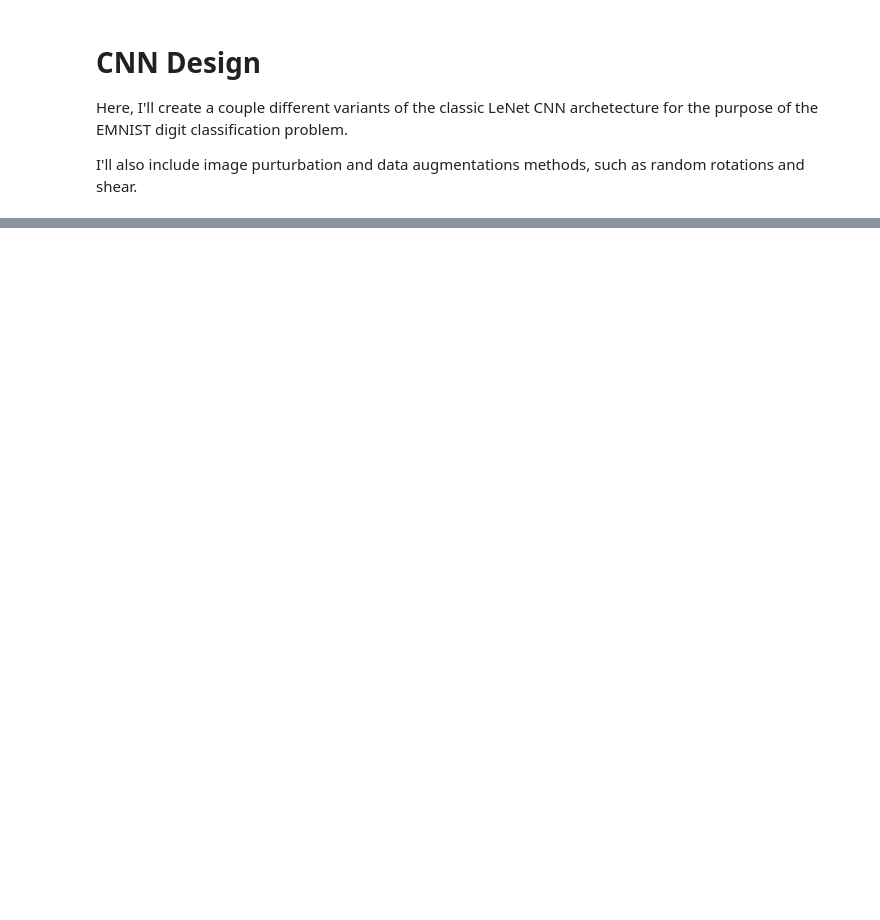
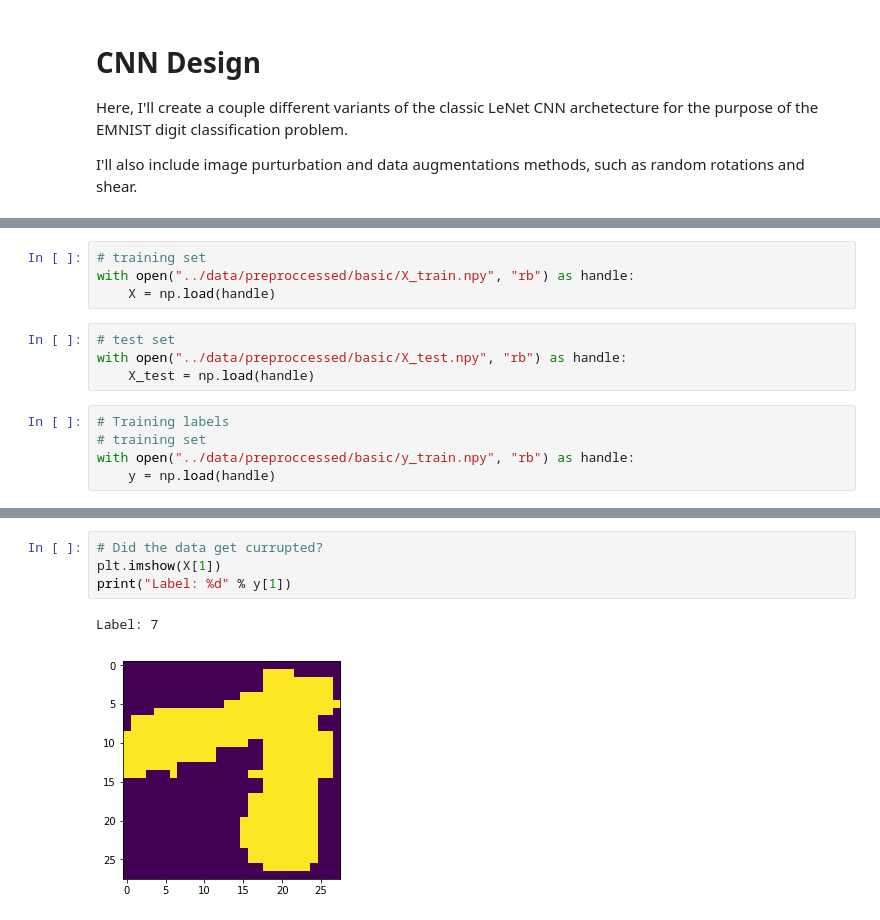
Before and after one commit to tamirbennatan/EMNIST-Classification, a Jupyter notebook: CNN/CNN-Design.ipynb, the cells around one changed output, grey strips where cells are left out. Drawn from its saved outputs; the diff is of its cells as text; blank space fills up the shorter version.

```diff
--- a/CNN/CNN-Design.ipynb
+++ b/CNN/CNN-Design.ipynb
@@ -30,0 +41,13 @@ I'll also include image purturbation and data augmentations methods, such as ran
+# %%
+# training set
+with open("../data/preproccessed/basic/X_train.npy", "rb") as handle:
+    X = np.load(handle)
+# %%
+# test set
+with open("../data/preproccessed/basic/X_test.npy", "rb") as handle:
+    X_test = np.load(handle)
+# %%
+# Training labels
+# training set
+with open("../data/preproccessed/basic/y_train.npy", "rb") as handle:
+    y = np.load(handle)
@@ -30,0 +63,7 @@ I'll also include image purturbation and data augmentations methods, such as ran
+# %%
+# Did the data get currupted?
+plt.imshow(X[1])
+print("Label: %d" % y[1])
+# %% [output]
+Label: 7
+[figure, added]
```
Also changed, not shown: parts of 48 cells of this notebook, 7 other files.
